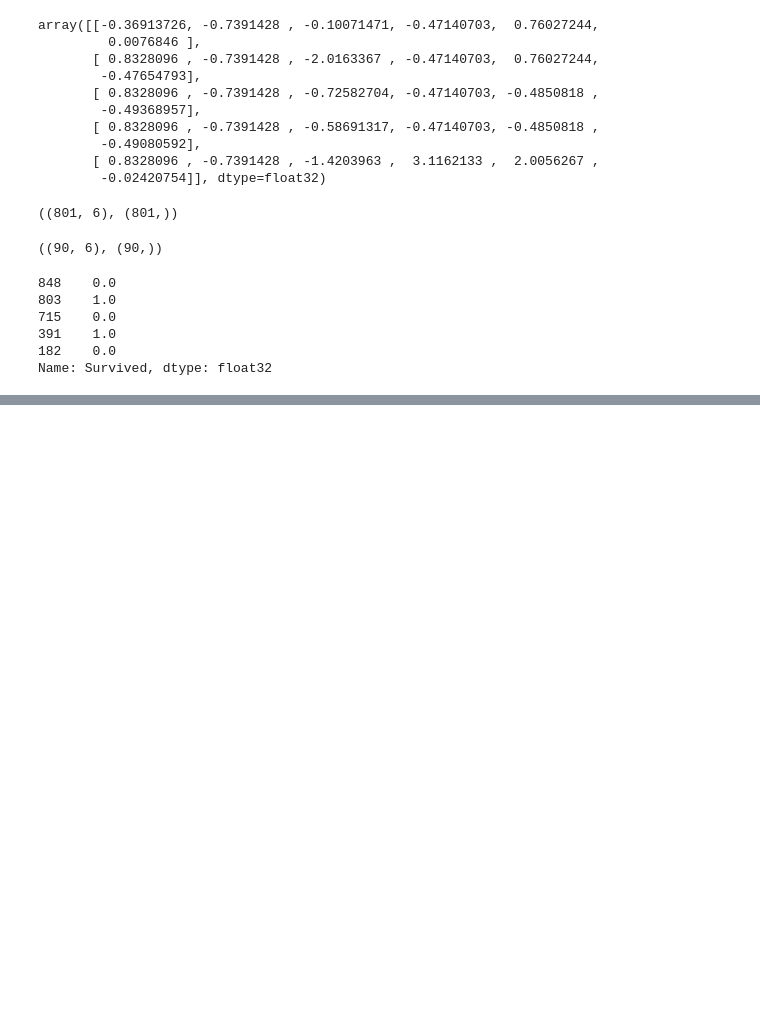
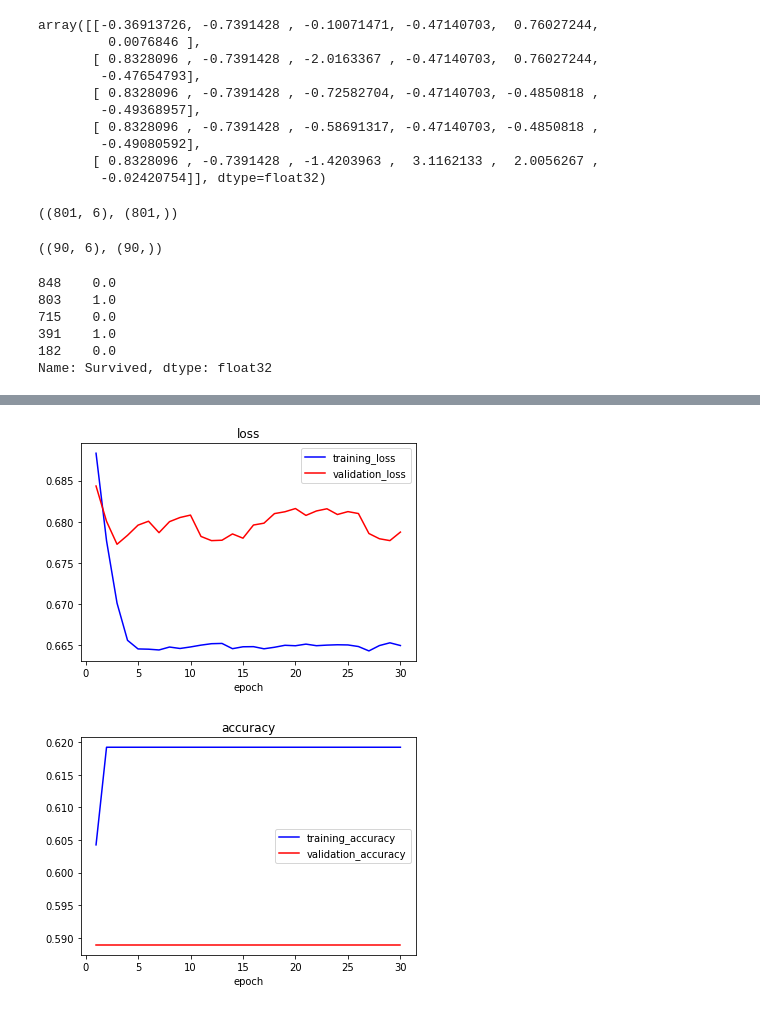
Before and after one commit to Maratinhos/hw, a Jupyter notebook: Kaggle_Titanic.ipynb, the cells around one changed output, grey strips where cells are left out. Saved outputs shown, nothing was run; the diff lists cells and outputs as text; code cells hidden in the pictures; blank space fills up the shorter version.

```diff
--- a/Kaggle_Titanic.ipynb
+++ b/Kaggle_Titanic.ipynb
@@ -136,6 +136,11 @@ x_train_scaled = x_train_scaled.astype(np.float32)
 x_val_scaled = x_val_scaled.astype(np.float32)
 y_train = y_train.astype(np.float32)
 y_val = y_val.astype(np.float32)
+# %%
+x_train_scaled = np.array(x_train_scaled)
+x_val_scaled = np.array(x_val_scaled)
+y_train = np.array(y_train)
+y_val = np.array(y_val)
 # %%
 x_train_scaled[:5]
 # %% [output]
@@ -171,9 +186,12 @@ model = Sequential()
 # %%
-model.add(Dense(128, activation='relu'))
-model.add(Dense(128, activation='relu'))
-model.add(Dense(1, activation='sigmoid'))
+model = Sequential([
+    Dense(32, activation='relu', input_shape=(6,)),
+    Dense(32, activation='relu'),
+    Dense(64, activation='relu'),
+    Dense(1, activation='sigmoid')
+])
+
+model.compile(optimizer='adam', loss='binary_crossentropy', metrics = ['accuracy'])
-# %%
-model.compile(optimizer='adam', los='binary_crossentropy', metrict = ['accuracy'])
 # %%
-history = model.fit(x_train_scaled, y_train, validation_data = (x_val_scaled, y_val), batch_size = 128, epochs = 5)
+history = model.fit(x_train_scaled, y_train, validation_data = (x_val_scaled, y_val), epochs = 30)
 # %% [output]
@@ -180,0 +215,20 @@ ValueError: ignored
+# %%
+# Training plots
+epochs = [i for i in range(1, len(history.history['loss'])+1)]
+
+plt.plot(epochs, history.history['loss'], color='blue', label="training_loss")
+plt.plot(epochs, history.history['val_loss'], color='red', label="validation_loss")
+plt.legend(loc='best')
+plt.title('loss')
+plt.xlabel('epoch')
+plt.show()
+
+plt.plot(epochs, history.history['acc'], color='blue', label="training_accuracy")
+plt.plot(epochs, history.history['val_acc'], color='red',label="validation_accuracy")
+plt.legend(loc='best')
+plt.title('accuracy')
+plt.xlabel('epoch')
+plt.show()
+# %% [output]
+[figure, added]
+[figure, added]
```
Also changed, not shown: parts of 3 cells of this notebook.
